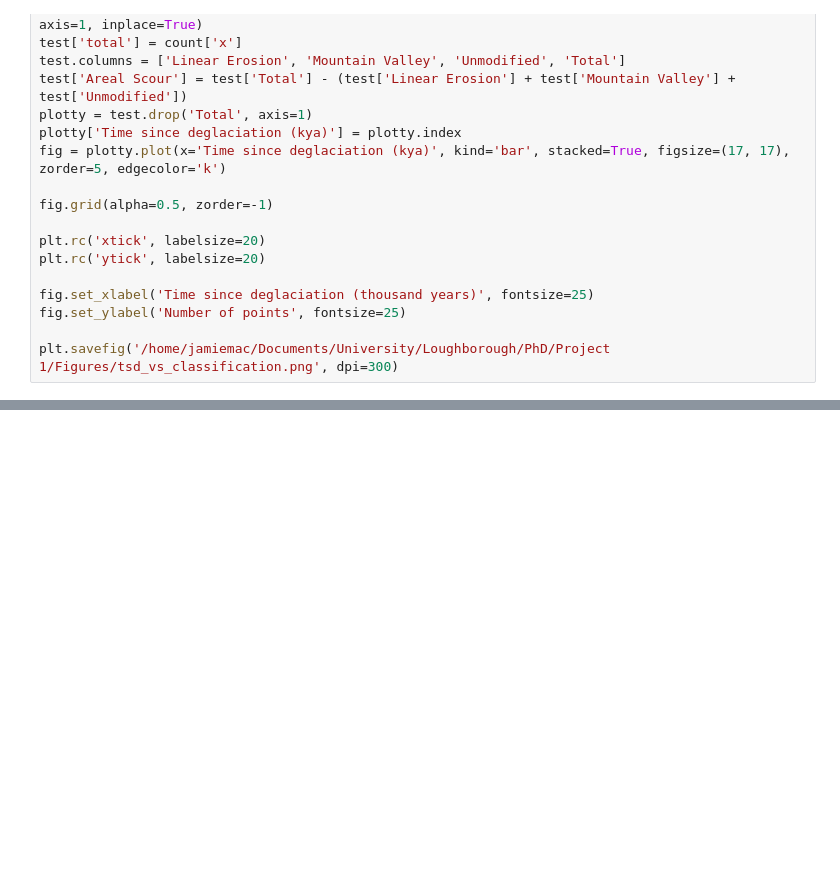
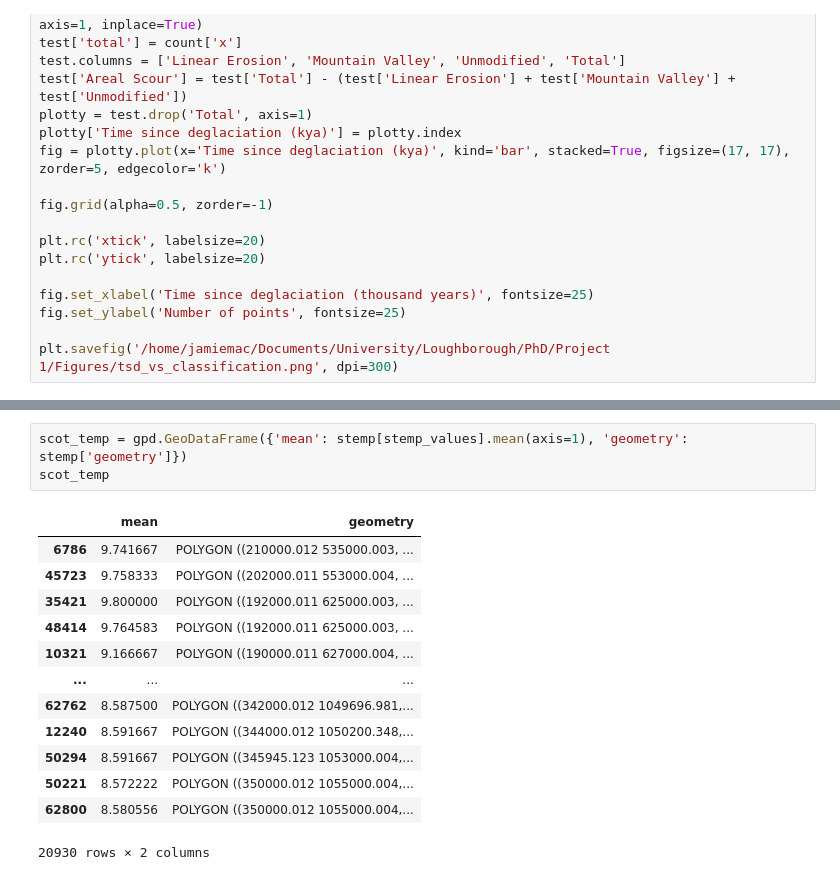
Before and after one commit to JamieMacManaway/roughness, a Jupyter notebook: sandbox.ipynb, the cells around one changed output, grey strips where cells are left out. Cells and saved outputs as stored; diff of their text form; blank space fills up the shorter version.

```diff
--- a/sandbox.ipynb
+++ b/sandbox.ipynb
@@ -569,0 +600,17 @@ scotland_chrones
+# %%
+scot_temp = gpd.GeoDataFrame({'mean': stemp[stemp_values].mean(axis=1), 'geometry': stemp['geometry']})
+scot_temp
+# %% [output]
+|  | mean | geometry |
+| 6786 | 9.741667 | POLYGON ((210000.012 535000.003, ... |
+| 45723 | 9.758333 | POLYGON ((202000.011 553000.004, ... |
+| 35421 | 9.800000 | POLYGON ((192000.011 625000.003, ... |
+| 48414 | 9.764583 | POLYGON ((192000.011 625000.003, ... |
+| 10321 | 9.166667 | POLYGON ((190000.011 627000.004, ... |
+| ... | ... | ... |
+| 62762 | 8.587500 | POLYGON ((342000.012 1049696.981,... |
+| 12240 | 8.591667 | POLYGON ((344000.012 1050200.348,... |
+| 50294 | 8.591667 | POLYGON ((345945.123 1053000.004,... |
+| 50221 | 8.572222 | POLYGON ((350000.012 1055000.004,... |
+| 62800 | 8.580556 | POLYGON ((350000.012 1055000.004,... |
+20930 rows × 2 columns
```
Also changed, not shown: parts of 16 cells of this notebook, 2 other files.
